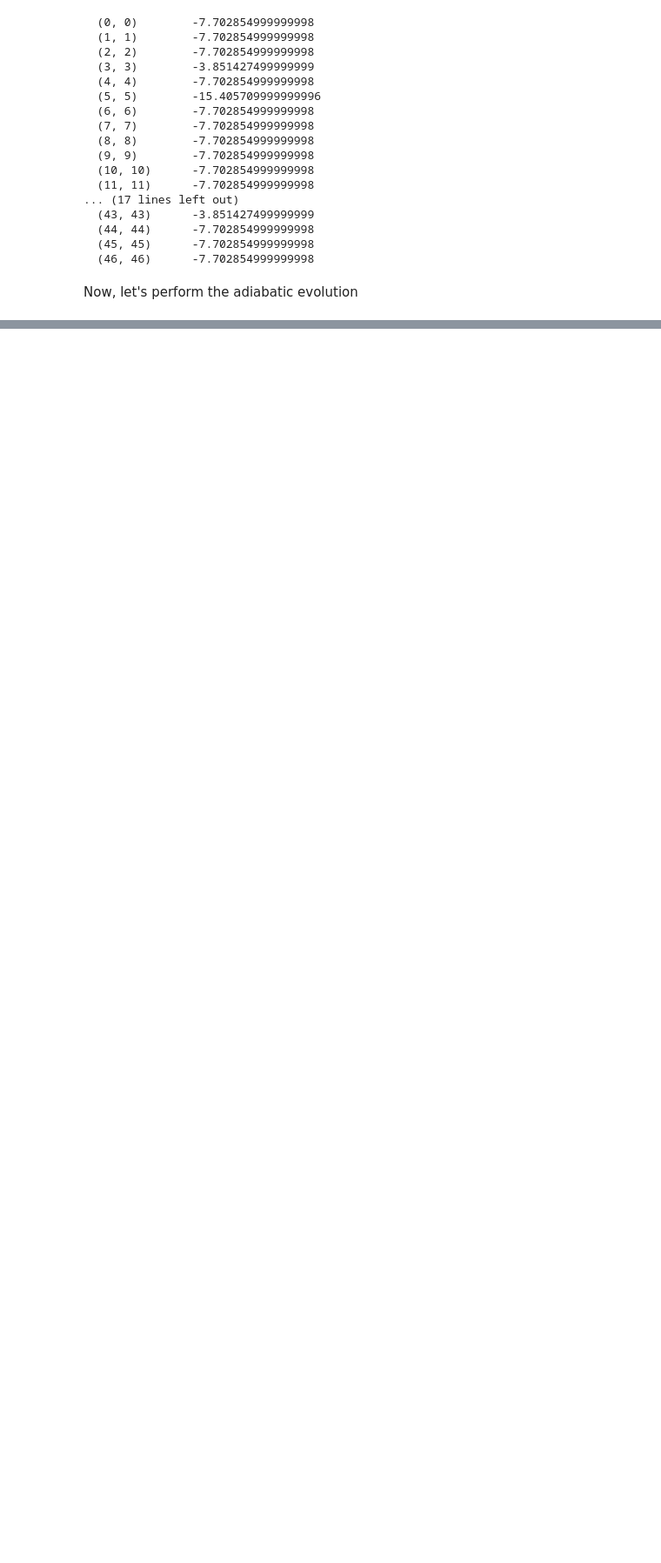
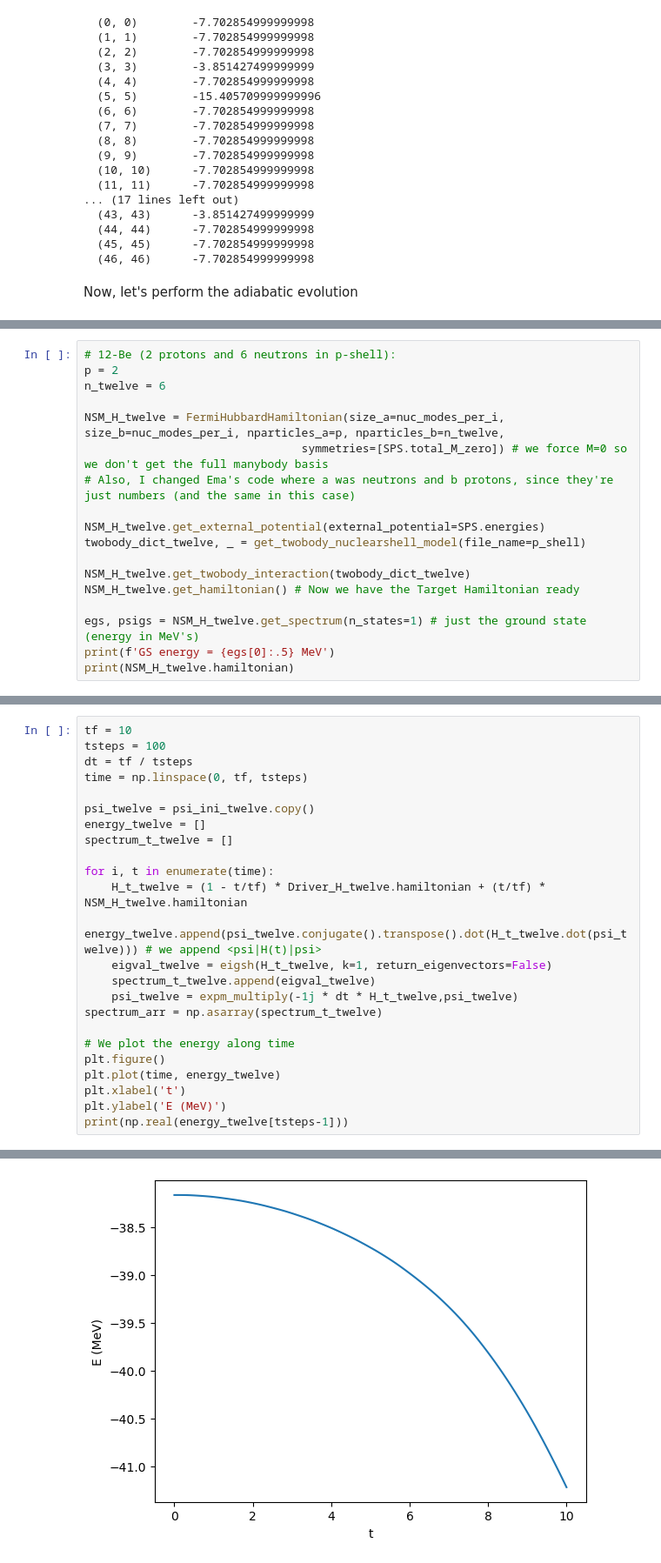
Before and after one commit to albertmolinaa/Quantum-Annealing-TFG, a Jupyter notebook: QuantumAnnealning_Albert.ipynb, the cells around one changed output, grey strips where cells are left out. Shown at 87% size. Cells and saved outputs as stored; diff of their text form; blank space fills up the shorter version.

```diff
--- a/QuantumAnnealning_Albert.ipynb
+++ b/QuantumAnnealning_Albert.ipynb
@@ -148,0 +292,18 @@ We see that the energy at the end of the process is the same as the GS energy of
+# %%
+# 12-Be (2 protons and 6 neutrons in p-shell):
+p = 2
+n_twelve = 6
+
+NSM_H_twelve = FermiHubbardHamiltonian(size_a=nuc_modes_per_i, size_b=nuc_modes_per_i, nparticles_a=p, nparticles_b=n_twelve,
+                                symmetries=[SPS.total_M_zero]) # we force M=0 so we don't get the full manybody basis
+# Also, I changed Ema's code where a was neutrons and b protons, since they're just numbers (and the same in this case)
+
+NSM_H_twelve.get_external_potential(external_potential=SPS.energies)
+twobody_dict_twelve, _ = get_twobody_nuclearshell_model(file_name=p_shell)
+
+NSM_H_twelve.get_twobody_interaction(twobody_dict_twelve)
+NSM_H_twelve.get_hamiltonian() # Now we have the Target Hamiltonian ready
+
+egs, psigs = NSM_H_twelve.get_spectrum(n_states=1) # just the ground state (energy in MeV's)
+print(f'GS energy = {egs[0]:.5} MeV')
+print(NSM_H_twelve.hamiltonian)
@@ -148,0 +366,25 @@ We see that the energy at the end of the process is the same as the GS energy of
+# %%
+tf = 10
+tsteps = 100
+dt = tf / tsteps
+time = np.linspace(0, tf, tsteps)
+
+psi_twelve = psi_ini_twelve.copy()
+energy_twelve = []
+spectrum_t_twelve = []
+
+for i, t in enumerate(time):
+    H_t_twelve = (1 - t/tf) * Driver_H_twelve.hamiltonian + (t/tf) * NSM_H_twelve.hamiltonian
+    energy_twelve.append(psi_twelve.conjugate().transpose().dot(H_t_twelve.dot(psi_twelve))) # we append <psi|H(t)|psi>
+    eigval_twelve = eigsh(H_t_twelve, k=1, return_eigenvectors=False)
+    spectrum_t_twelve.append(eigval_twelve)
+    psi_twelve = expm_multiply(-1j * dt * H_t_twelve,psi_twelve)
+spectrum_arr = np.asarray(spectrum_t_twelve)
+
+# We plot the energy along time
+plt.figure()
+plt.plot(time, energy_twelve)
+plt.xlabel('t')
+plt.ylabel('E (MeV)')
+print(np.real(energy_twelve[tsteps-1]))
+# %% [output]
@@ -148,0 +392 @@ We see that the energy at the end of the process is the same as the GS energy of
+[figure, added]
```
Also changed, not shown: parts of 27 cells of this notebook.
